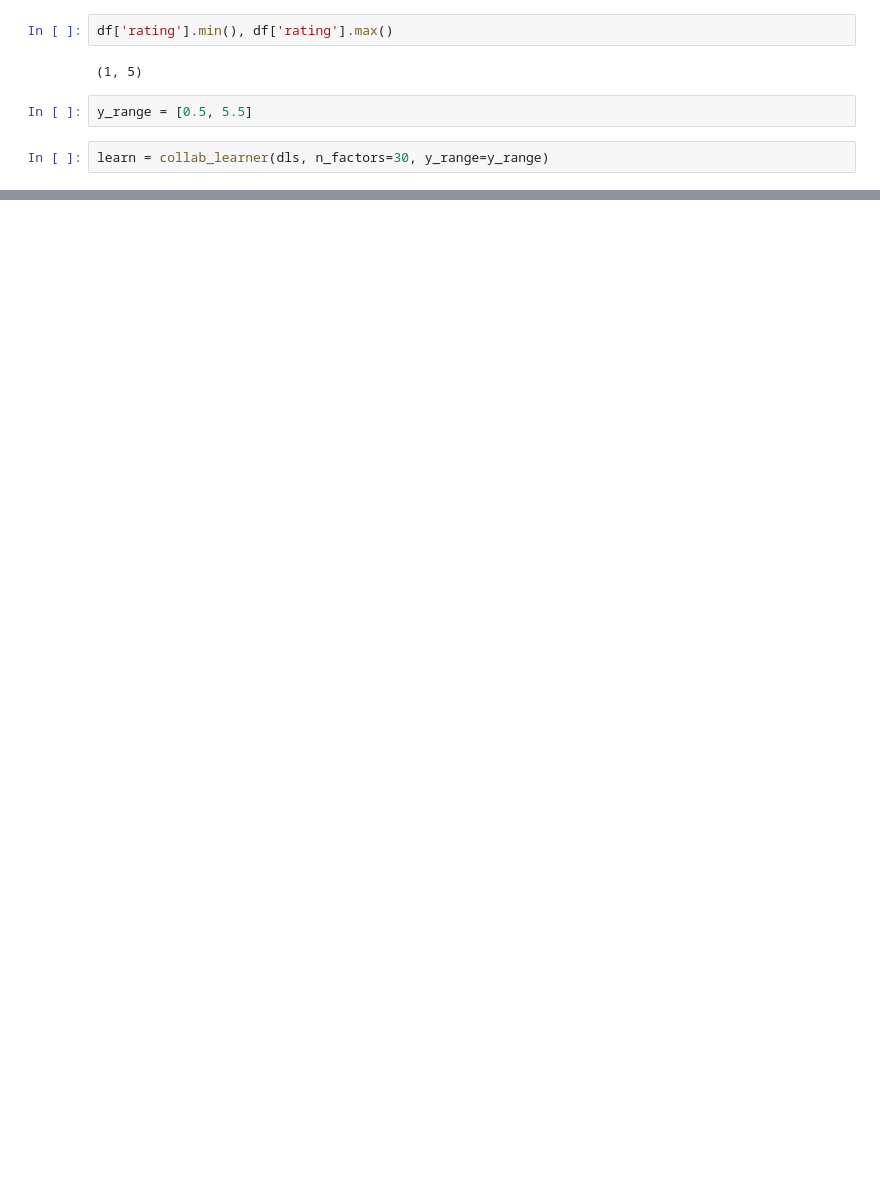
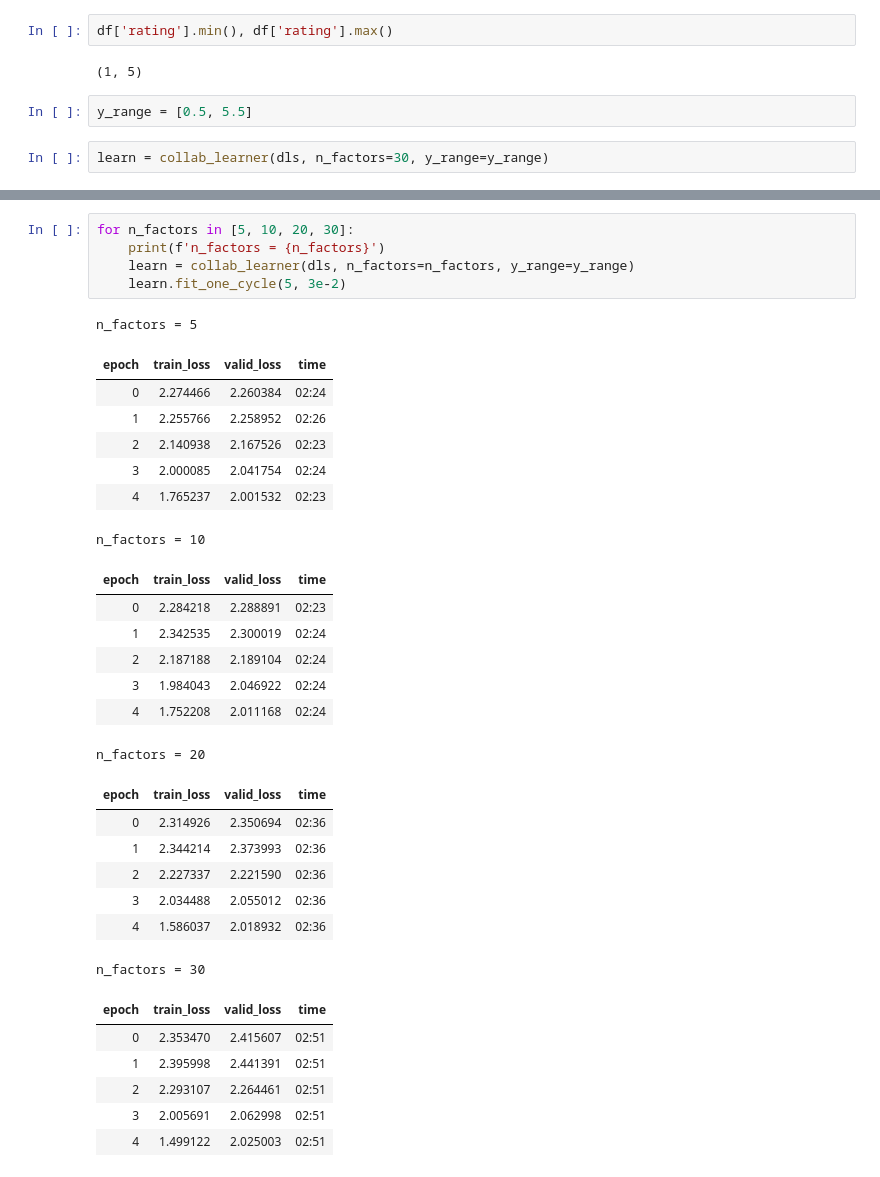
Before and after one commit to LevanBerelidze/cs-550-homework, a Jupyter notebook: Problem_5.ipynb, the cells around one changed output, grey strips where cells are left out. Saved outputs shown, nothing was run; the diff lists cells and outputs as text; blank space fills up the shorter version.

```diff
--- a/Problem_5.ipynb
+++ b/Problem_5.ipynb
@@ -54,0 +64,34 @@ LR Finder is complete, type {learner_name}.recorder.plot() to see the graph.
+# %%
+for n_factors in [5, 10, 20, 30]:
+    print(f'n_factors = {n_factors}')
+    learn = collab_learner(dls, n_factors=n_factors, y_range=y_range)
+    learn.fit_one_cycle(5, 3e-2)
+# %% [output]
+n_factors = 5
+| epoch | train_loss | valid_loss | time |
+| 0 | 2.274466 | 2.260384 | 02:24 |
+| 1 | 2.255766 | 2.258952 | 02:26 |
+| 2 | 2.140938 | 2.167526 | 02:23 |
+| 3 | 2.000085 | 2.041754 | 02:24 |
+| 4 | 1.765237 | 2.001532 | 02:23 |
+n_factors = 10
+| epoch | train_loss | valid_loss | time |
+| 0 | 2.284218 | 2.288891 | 02:23 |
+| 1 | 2.342535 | 2.300019 | 02:24 |
+| 2 | 2.187188 | 2.189104 | 02:24 |
+| 3 | 1.984043 | 2.046922 | 02:24 |
+| 4 | 1.752208 | 2.011168 | 02:24 |
+n_factors = 20
+| epoch | train_loss | valid_loss | time |
+| 0 | 2.314926 | 2.350694 | 02:36 |
+| 1 | 2.344214 | 2.373993 | 02:36 |
+| 2 | 2.227337 | 2.221590 | 02:36 |
+| 3 | 2.034488 | 2.055012 | 02:36 |
+| 4 | 1.586037 | 2.018932 | 02:36 |
+n_factors = 30
+| epoch | train_loss | valid_loss | time |
+| 0 | 2.353470 | 2.415607 | 02:51 |
+| 1 | 2.395998 | 2.441391 | 02:51 |
+| 2 | 2.293107 | 2.264461 | 02:51 |
+| 3 | 2.005691 | 2.062998 | 02:51 |
+| 4 | 1.499122 | 2.025003 | 02:51 |
```
Also changed, not shown: parts of 7 cells of this notebook, 1 other file.
